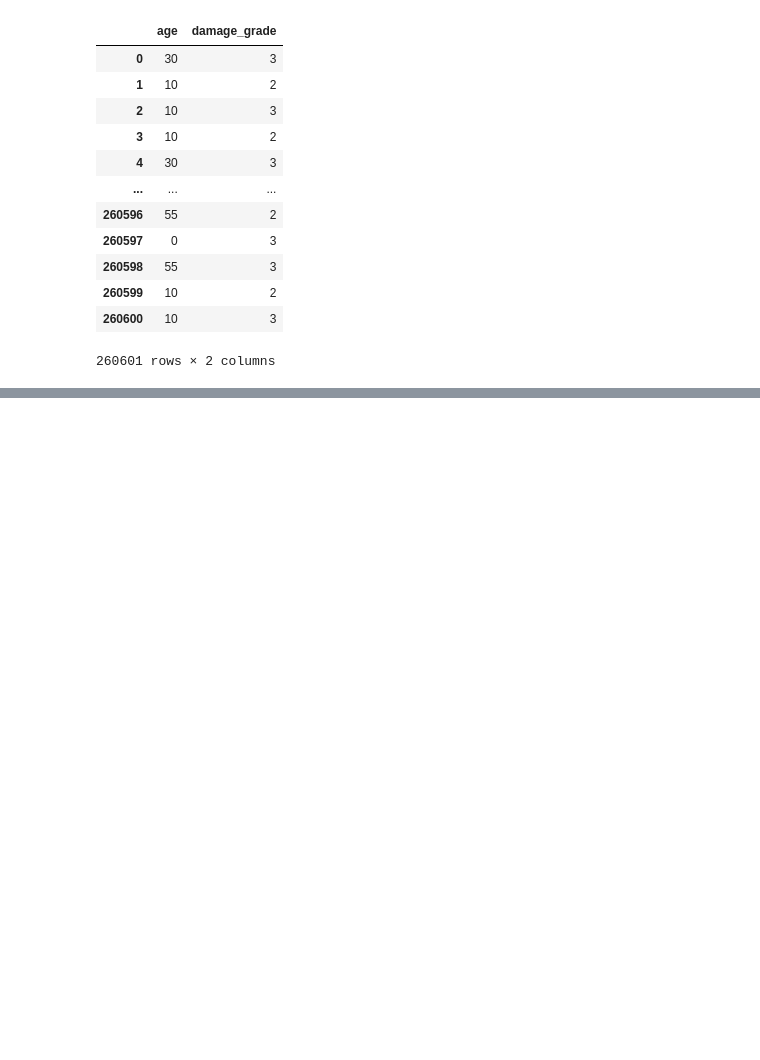
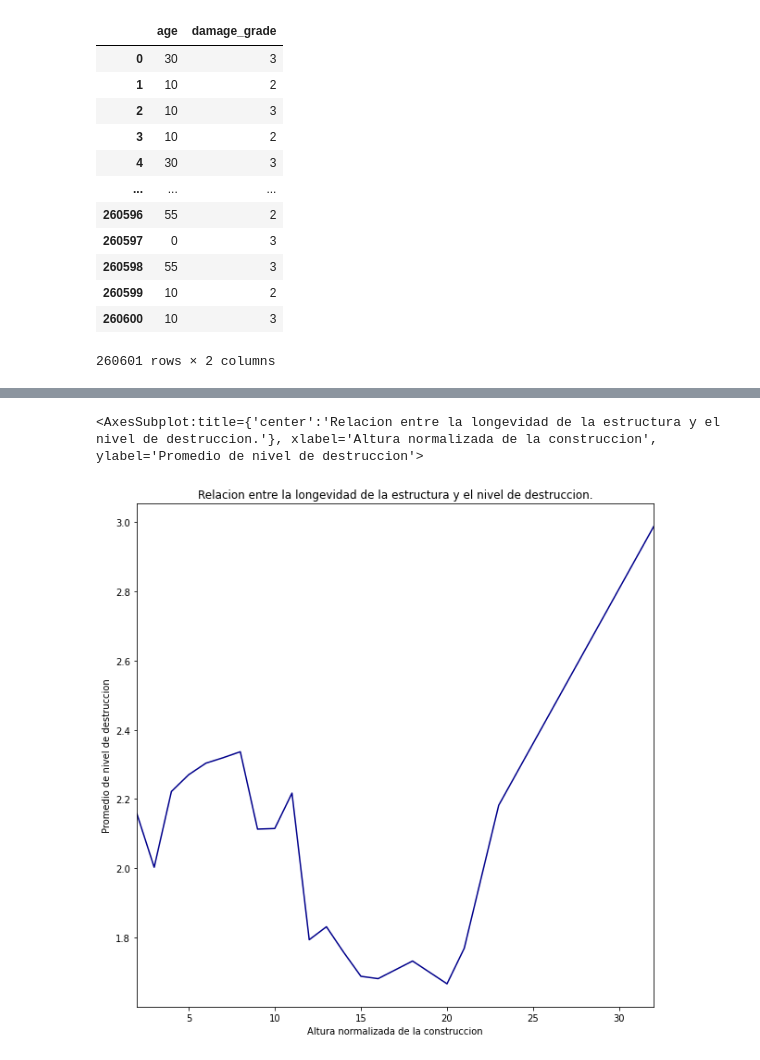
Before and after one commit to joaquinfontela/OrganizacionDeDatos-TP1, a Jupyter notebook: src/main.ipynb, the cells around one changed output, grey strips where cells are left out. Drawn from its saved outputs; the diff is of its cells as text; code cells hidden in the pictures; blank space fills up the shorter version.

Commit message:
add height-destruction relation plot

```diff
--- a/src/main.ipynb
+++ b/src/main.ipynb
@@ -108,0 +109,5 @@ avg_dmg_per_age["avg_damage_grade_for_age"].plot(figsize = (10,10),\
+# %%
+ages = values.loc[:, ["building_id", "height_percentage"]]
+height_damage = ages.merge(labels, left_on = "building_id", right_on = "building_id")
+height_damage = ages_damage.loc[:, ["height_percentage", "damage_grade"]]
+height_damage
@@ -108,0 +128,14 @@ avg_dmg_per_age["avg_damage_grade_for_age"].plot(figsize = (10,10),\
+# %%
+height_damage['avg_damage_grade_for_height'] = height_damage.groupby('height_percentage')['damage_grade'].transform('mean')
+height_damage['more_than_10_buildings'] = height_damage.groupby('height_percentage')['damage_grade'].transform('count') > 10
+height_damage = height_damage[height_damage["more_than_10_buildings"]]
+avg_dmg_per_height = height_damage[["height_percentage", "avg_damage_grade_for_height"]].groupby('height_percentage').agg({"avg_damage_grade_for_height": "max"})
+avg_dmg_per_height["avg_damage_grade_for_height"].plot(figsize = (10,10),\
+                                                title = "Relacion entre la longevidad de la estructura y el nivel de destruccion.",\
+                                                xlim = (2, 32),\
+                                                color = "darkblue",\
+                                                xlabel = "Altura normalizada de la construccion",\
+                                                ylabel = "Promedio de nivel de destruccion")
+# %% [output]
+<AxesSubplot:title={'center':'Relacion entre la longevidad de la estructura y el nivel de destruccion.'}, xlabel='Altura normalizada de la construccion', ylabel='Promedio de nivel de destruccion'>
+[figure, added]
```
Also changed, not shown: parts of 3 cells of this notebook.
